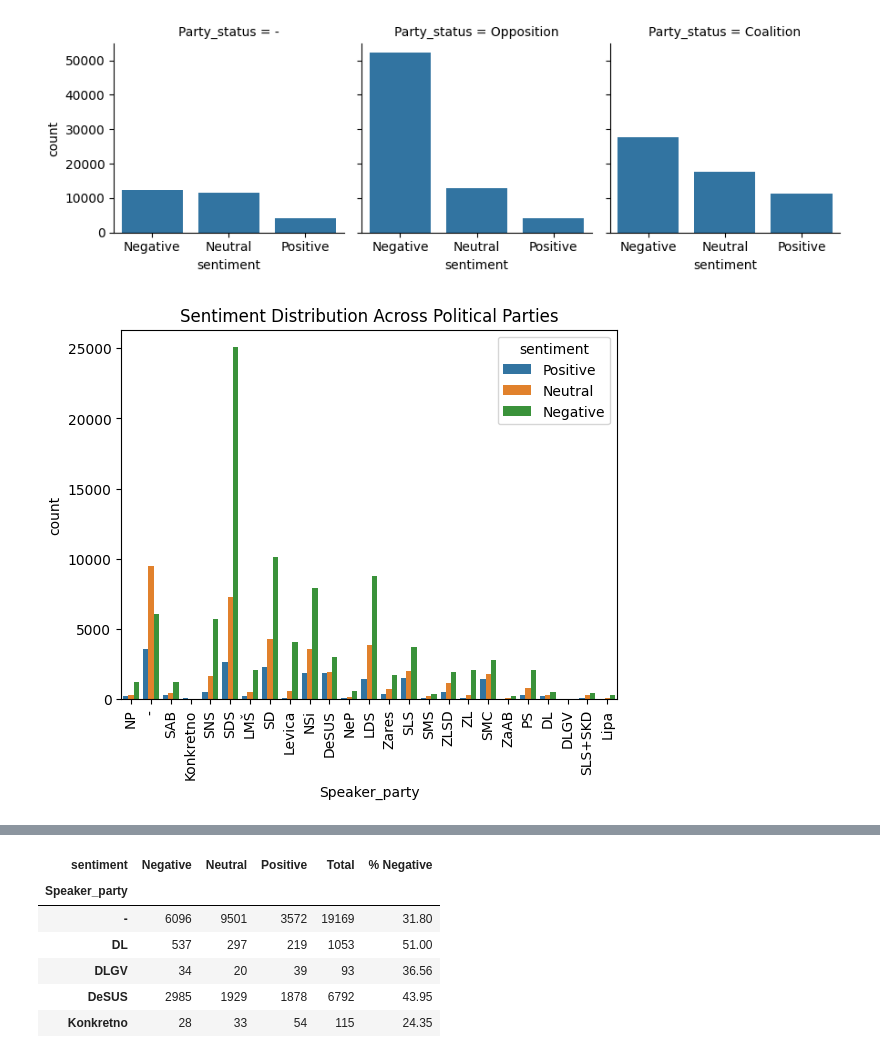
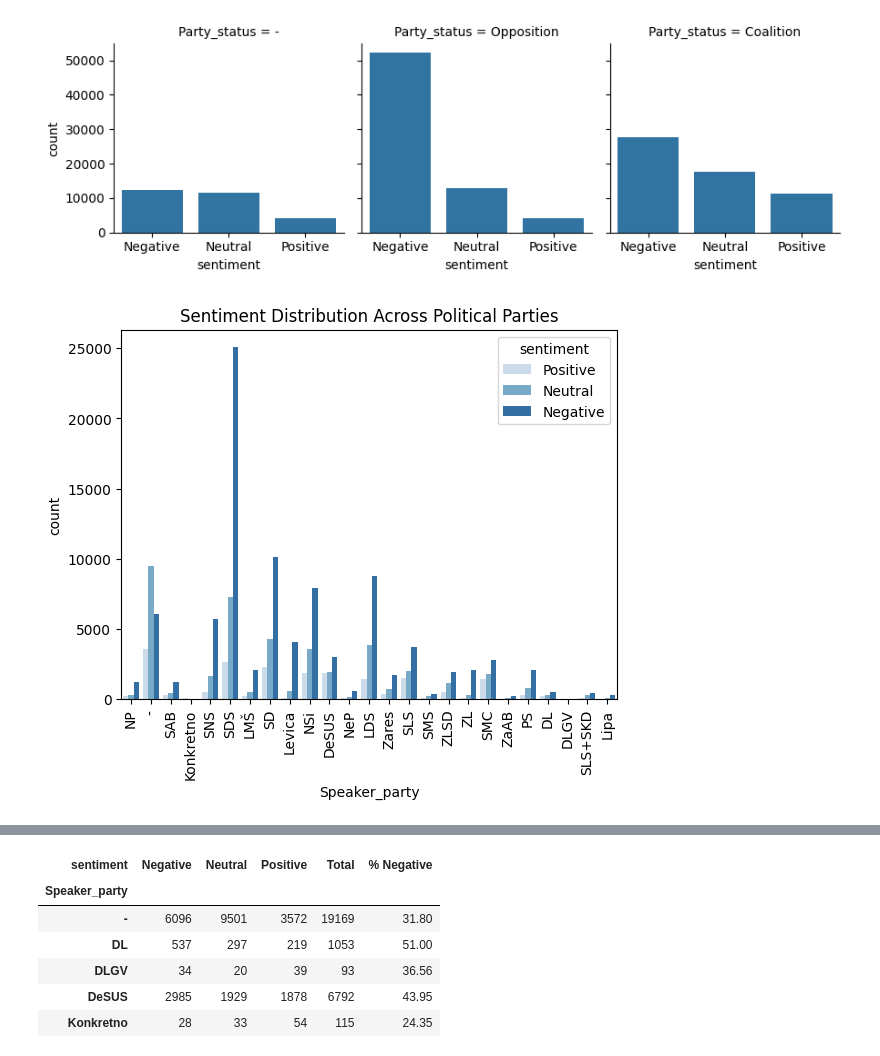
Before and after one commit to katjameden/ParlaMint_Sentiment, a Jupyter notebook: Aggregation/Notebooks/Sentiment_Analysis/Analysis.ipynb, the cells around one changed output, grey strips where cells are left out. Saved outputs shown, nothing was run; the diff lists cells and outputs as text; code cells hidden in the pictures.

```diff
--- a/Aggregation/Notebooks/Sentiment_Analysis/Analysis.ipynb
+++ b/Aggregation/Notebooks/Sentiment_Analysis/Analysis.ipynb
@@ -44,7 +44,7 @@ Political parties:
 - % of speeches
 - political orientations
 # %%
-utt_filter = utt[utt['Speaker_role'] == 'Regular']
+utt_filter = utt[utt['Speaker_role'] == 'Regular'].reset_index()
 utt_procedural = utt[utt['Speaker_role'] != 'Regular']
 
 
@@ -180,12 +180,12 @@ plt.show()
 # %% [output]
 [figure]
 # %%
-sns.countplot(data=utt_filter, x='Speaker_party', hue='sentiment', order=utt_filter['Speaker_party'].unique())
+sns.countplot(data=utt_filter, x='Speaker_party', hue='sentiment', order=utt_filter['Speaker_party'].unique(), palette='Blues')
 plt.xticks(rotation=90)
 plt.title('Sentiment Distribution Across Political Parties')
-#plt.savefig('../../Figures/Sentiment_Analysis/Sentiment_per_Political_parties.png', dpi=300)
+plt.savefig('../../Figures/Sentiment_Analysis/Sentiment_per_Political_parties.png', dpi=300)
 
 plt.show()
 # %% [output]
-[figure, old version]
+[figure, new version]
 # %%
```
Also changed, not shown: parts of 13 cells of this notebook, 8 other files.
